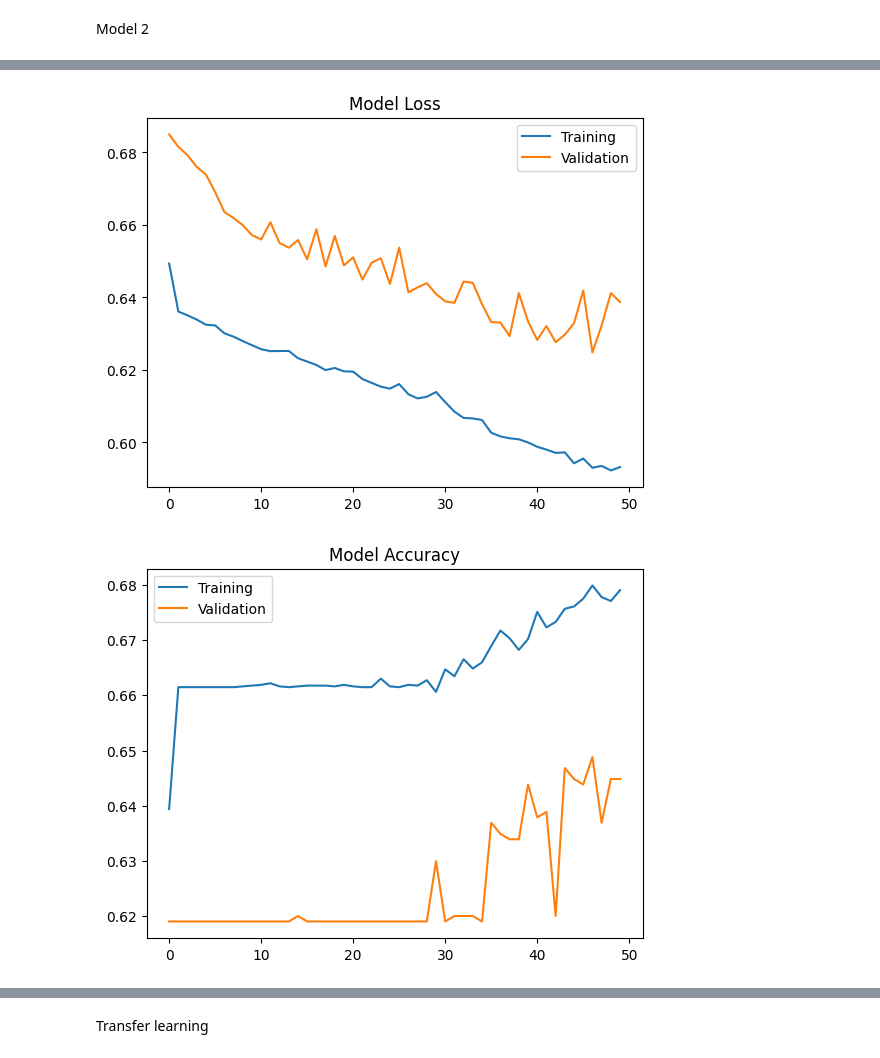
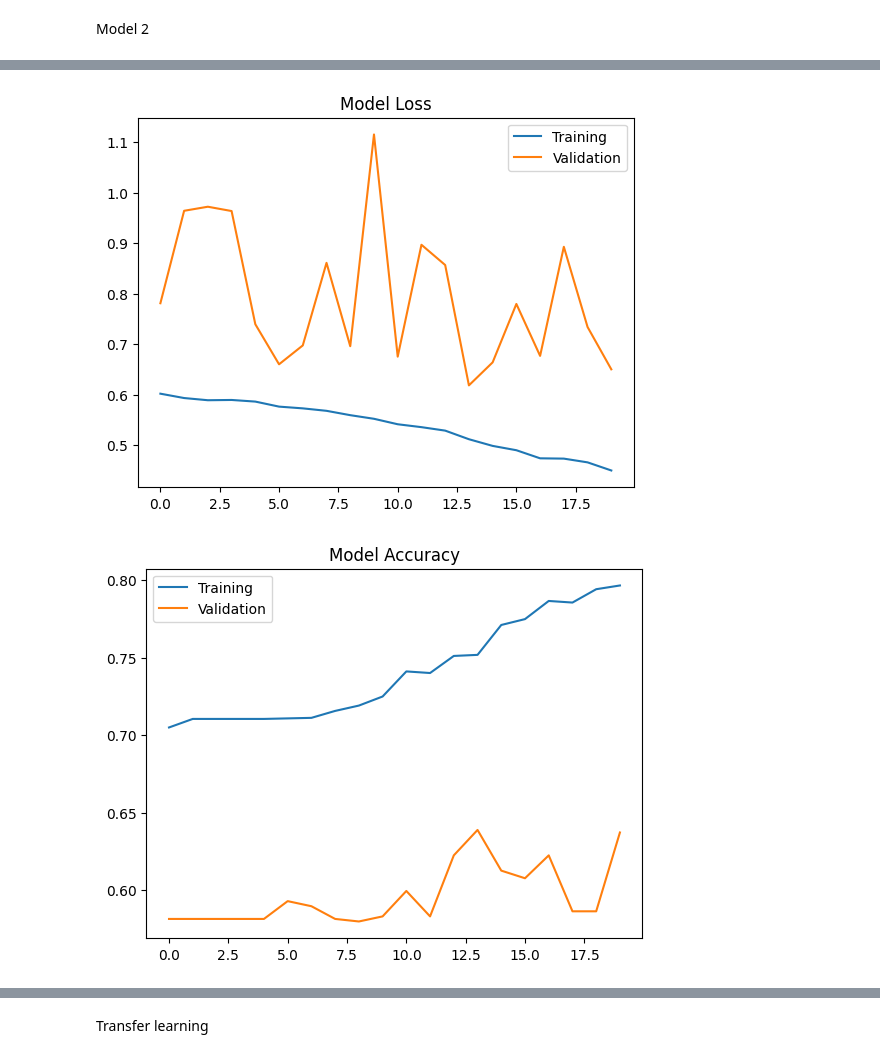
Before and after one commit to bksat90/FinalProject, a Jupyter notebook: classification_cnn.ipynb, the cells around one changed output, grey strips where cells are left out. Saved outputs shown, nothing was run; the diff lists cells and outputs as text; code cells hidden in the pictures.

```diff
--- a/classification_cnn.ipynb
+++ b/classification_cnn.ipynb
@@ -174,17 +177,19 @@ test_data = tf.data.Dataset.list_files(loc + "test/*/*")
 train_data = train_data.shuffle(1000)
 train_data = train_data.map(process_image)
 train_data = train_data.map(resize)
-train_data = train_data.batch(128)
+train_data = train_data.batch(32)
 
 # processing the test data
 test_data = test_data.shuffle(1000)
 test_data = test_data.map(process_image)
 test_data = test_data.map(resize)
-test_data = test_data.batch(128)
+test_data = test_data.batch(32)
 # %% [markdown]
 Model 1:
 # %%
-input_layer = layers.Input(shape=(240, 240, 3), name='Input')
+# three convolution layer model
+
+input_layer = layers.Input(shape=(128, 128, 3), name='Input')
 
 conv0 = layers.Conv2D(16, (5, 5), activation='relu', padding="same",
                       strides=(2, 2), name='Conv0')(input_layer)
@@ -279,11 +330,11 @@ Model: "functional_6"
  Trainable params: 86,561 (338.13 KB)
  Non-trainable params: 192 (768.00 B)
 # %%
-mod1.compile(optimizer=tf.keras.optimizers.Adam(learning_rate=5e-5),
+mod2.compile(optimizer=tf.keras.optimizers.Adam(learning_rate=5e-4),
               loss='binary_crossentropy',
               metrics=['accuracy'])
 # %%
-epoch_num = 50
+epoch_num = 20
 
-history = mod1.fit(train_data, validation_data=test_data, epochs=epoch_num)
+history2 = mod2.fit(train_data, validation_data=test_data, epochs=epoch_num)
 # %% [output]
@@ -307,17 +358,17 @@ Epoch 50/50
 # %%
 plt.figure()
-plt.plot(history.history['loss'], label='Training')
-plt.plot(history.history['val_loss'], label='Validation')
+plt.plot(history2.history['loss'], label='Training')
+plt.plot(history2.history['val_loss'], label='Validation')
 plt.legend(loc=0)
 plt.title('Model Loss')
 
 plt.figure()
-plt.plot(history.history['accuracy'], label='Training')
-plt.plot(history.history['val_accuracy'], label='Validation')
+plt.plot(history2.history['accuracy'], label='Training')
+plt.plot(history2.history['val_accuracy'], label='Validation')
 plt.legend(loc=0)
 plt.title('Model Accuracy')
 
 plt.show()
 # %% [output]
-[figure, old version]
+[figure, new version]
-[figure, old version]
+[figure, new version]
```
Also changed, not shown: parts of 35 cells of this notebook.
